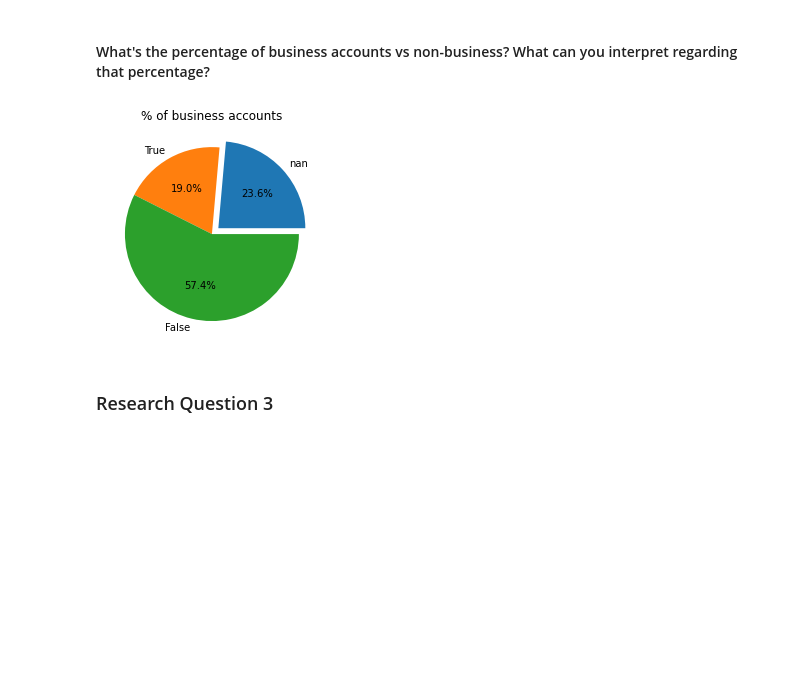
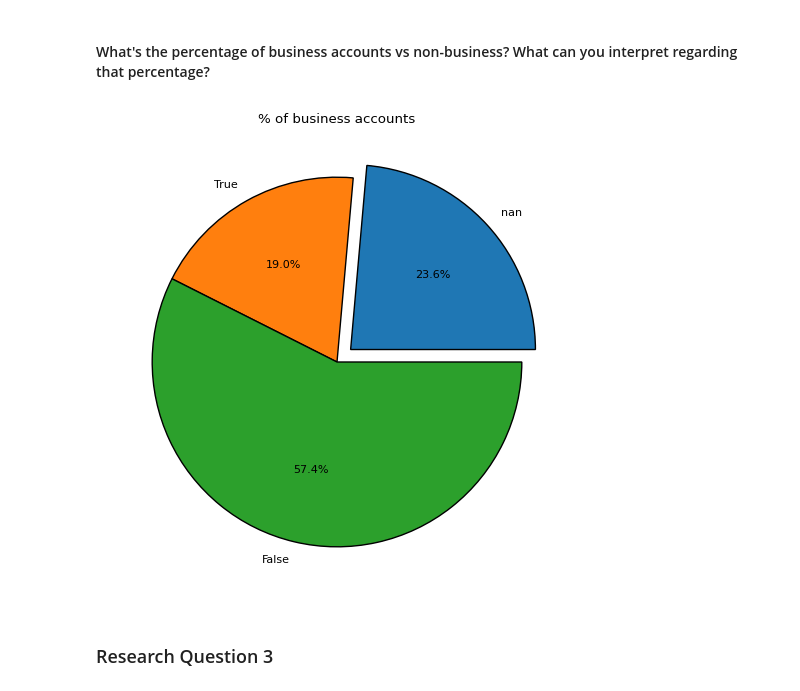
Before and after one commit to donEnno/ADM-HW2-GROUP1, a Jupyter notebook: amd_homework_2.ipynb, the cells around one changed output. Saved outputs shown, nothing was run; the diff lists cells and outputs as text; code cells hidden in the pictures; blank space fills up the shorter version.

```diff
--- a/amd_homework_2.ipynb
+++ b/amd_homework_2.ipynb
@@ -9,12 +9,15 @@ import pandas as pd
 from tqdm import tqdm # handy for timing interations
 from matplotlib import pyplot as plt
 import numpy as np
+# %%
+plt.rcParams['figure.figsize'] = [8, 6]
+plt.rcParams['font.size'] = 8
 # %% [markdown]
 #### Setup for the data
 # %%
 loc_df = pd.read_csv('~/instagram_locations.zip', delimiter='\t')
 # %%
-profiles_df = pd.read_csv('instagram_profiles.zip', delimiter='\t')
+profiles_df = pd.read_csv('~/SageMaker/data/instagram_profiles.zip', delimiter='\t')
 # %% [markdown]
 ### Research Question 2
 # %% [markdown]
@@ -43,17 +46,18 @@ Text(0, 0.5, 'log(# Profiles)')
 # %%
 N = len(profiles_df)
 n_business_na = profiles_df['is_business_account'].isna().sum()
 n_business_false = profiles_df['is_business_account'].value_counts()[False]
 n_business_true = profiles_df['is_business_account'].value_counts()[True]
 
 labels = ['nan', 'True', 'False']
 
-plt.pie([n_business_na, n_business_true, n_business_false], labels=labels, explode=[.1, 0, 0], autopct='%1.1f%%')
+plt.pie([n_business_na, n_business_true, n_business_false], labels=labels, explode=[.1, 0, 0], autopct='%1.1f%%',
+        wedgeprops={"edgecolor": "black"})
 plt.title('% of business accounts')
 
 plt.show()
 # %% [output]
-[figure, old version]
+[figure, new version]
 # %% [markdown]
 ### Research Question 3
 # %%
```
Also changed, not shown: parts of 4 cells of this notebook.
